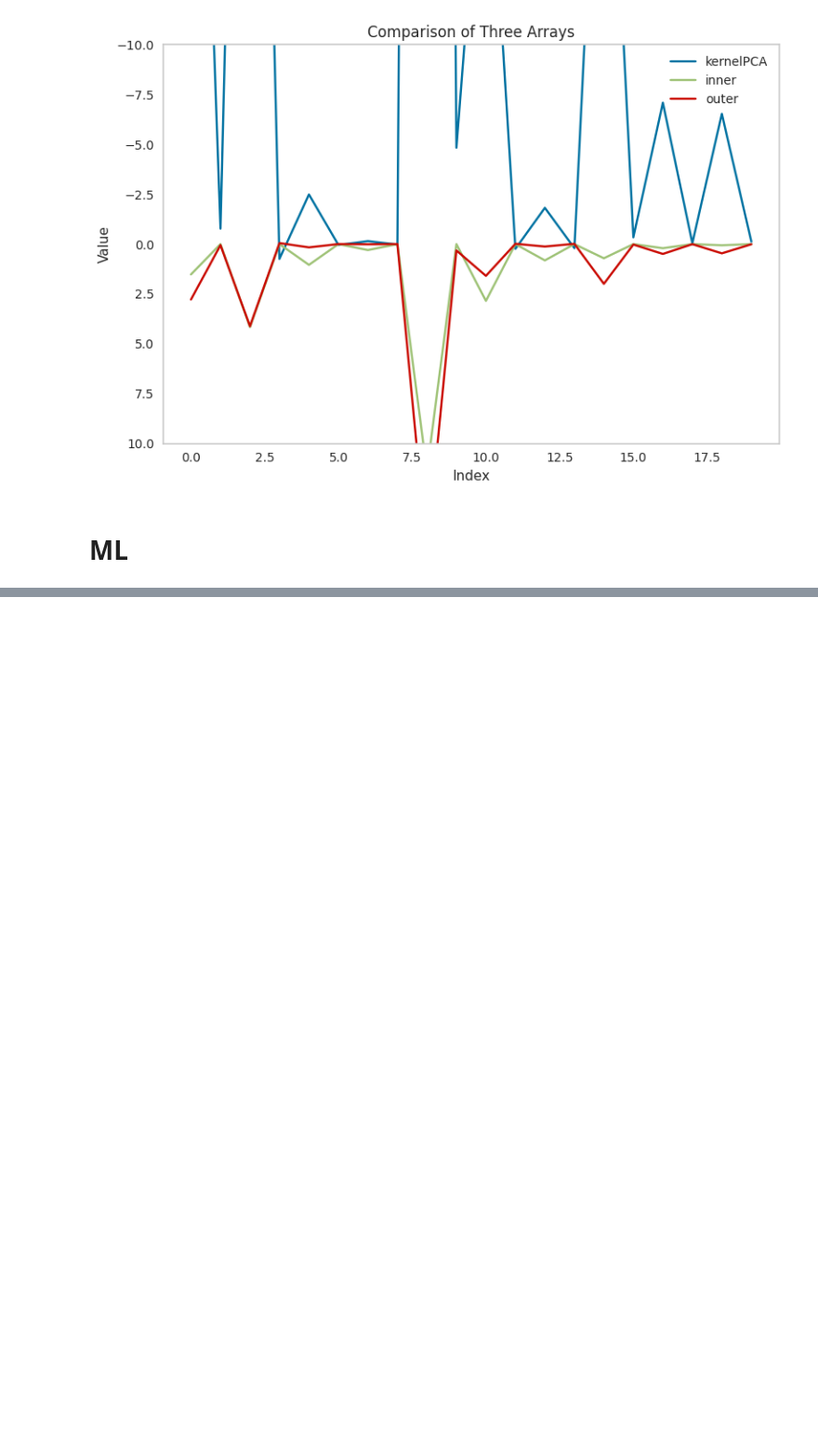
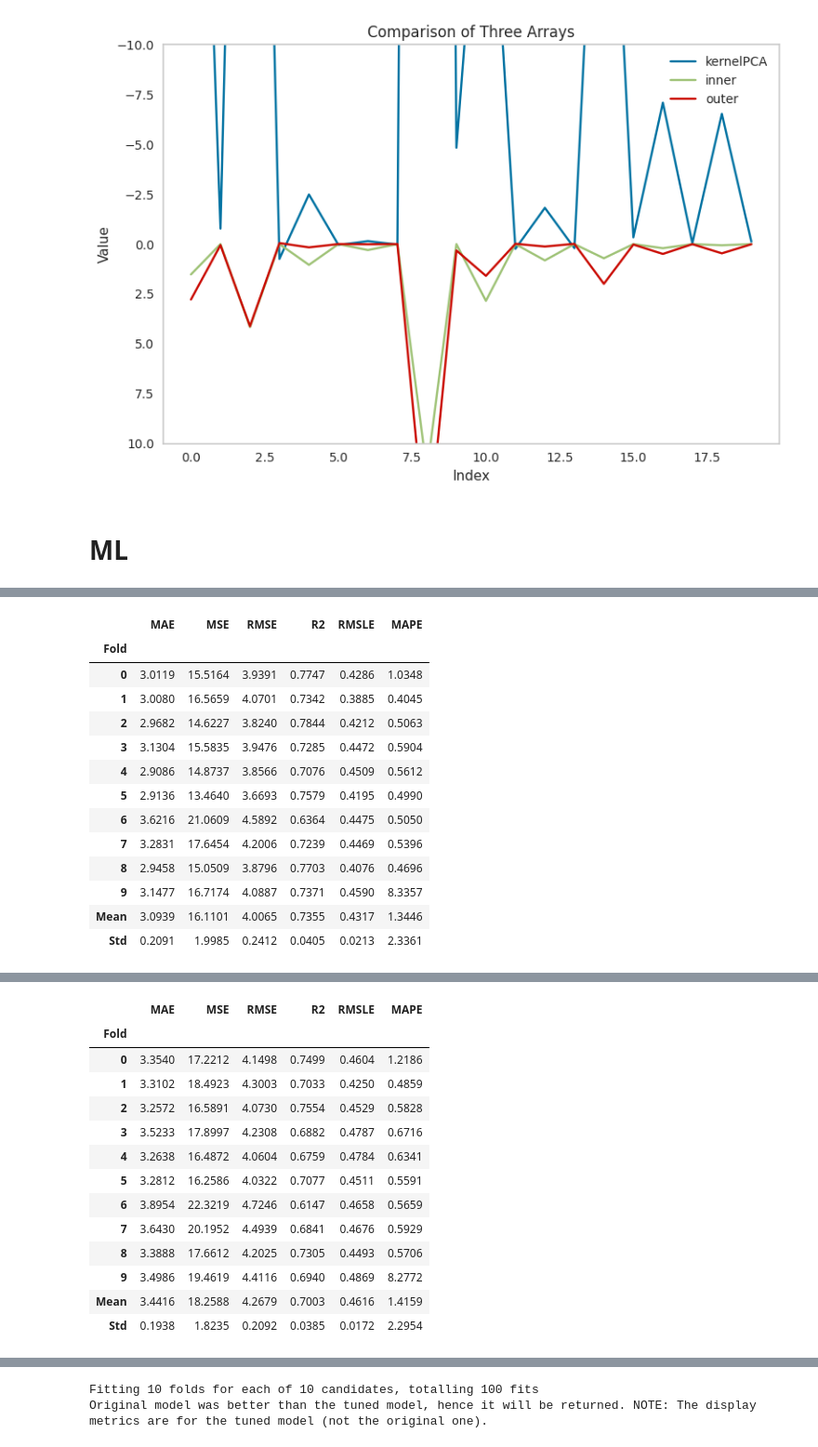
Before and after one commit to Mashrafi27/SOAP, a Jupyter notebook: KernelPCA.ipynb, the cells around one changed output, grey strips where cells are left out. Shown at 93% size. Drawn from its saved outputs; the diff is of its cells as text; code cells hidden in the pictures; blank space fills up the shorter version.

```diff
--- a/KernelPCA.ipynb
+++ b/KernelPCA.ipynb
@@ -396,0 +260,3 @@ best_model = compare_models()
+# %%
+tuned_model_rf = tune_model(create_model('rf'))
+# %% [output]
@@ -396,0 +264,14 @@ best_model = compare_models()
+|  | MAE | MSE | RMSE | R2 | RMSLE | MAPE |
+| Fold |  |  |  |  |  |  |
+| 0 | 3.0119 | 15.5164 | 3.9391 | 0.7747 | 0.4286 | 1.0348 |
+| 1 | 3.0080 | 16.5659 | 4.0701 | 0.7342 | 0.3885 | 0.4045 |
+| 2 | 2.9682 | 14.6227 | 3.8240 | 0.7844 | 0.4212 | 0.5063 |
+| 3 | 3.1304 | 15.5835 | 3.9476 | 0.7285 | 0.4472 | 0.5904 |
+| 4 | 2.9086 | 14.8737 | 3.8566 | 0.7076 | 0.4509 | 0.5612 |
+| 5 | 2.9136 | 13.4640 | 3.6693 | 0.7579 | 0.4195 | 0.4990 |
+| 6 | 3.6216 | 21.0609 | 4.5892 | 0.6364 | 0.4475 | 0.5050 |
+| 7 | 3.2831 | 17.6454 | 4.2006 | 0.7239 | 0.4469 | 0.5396 |
+| 8 | 2.9458 | 15.0509 | 3.8796 | 0.7703 | 0.4076 | 0.4696 |
+| 9 | 3.1477 | 16.7174 | 4.0887 | 0.7371 | 0.4590 | 8.3357 |
+| Mean | 3.0939 | 16.1101 | 4.0065 | 0.7355 | 0.4317 | 1.3446 |
+| Std | 0.2091 | 1.9985 | 0.2412 | 0.0405 | 0.0213 | 2.3361 |
@@ -396,0 +280,14 @@ best_model = compare_models()
+|  | MAE | MSE | RMSE | R2 | RMSLE | MAPE |
+| Fold |  |  |  |  |  |  |
+| 0 | 3.3540 | 17.2212 | 4.1498 | 0.7499 | 0.4604 | 1.2186 |
+| 1 | 3.3102 | 18.4923 | 4.3003 | 0.7033 | 0.4250 | 0.4859 |
+| 2 | 3.2572 | 16.5891 | 4.0730 | 0.7554 | 0.4529 | 0.5828 |
+| 3 | 3.5233 | 17.8997 | 4.2308 | 0.6882 | 0.4787 | 0.6716 |
+| 4 | 3.2638 | 16.4872 | 4.0604 | 0.6759 | 0.4784 | 0.6341 |
+| 5 | 3.2812 | 16.2586 | 4.0322 | 0.7077 | 0.4511 | 0.5591 |
+| 6 | 3.8954 | 22.3219 | 4.7246 | 0.6147 | 0.4658 | 0.5659 |
+| 7 | 3.6430 | 20.1952 | 4.4939 | 0.6841 | 0.4676 | 0.5929 |
+| 8 | 3.3888 | 17.6612 | 4.2025 | 0.7305 | 0.4493 | 0.5706 |
+| 9 | 3.4986 | 19.4619 | 4.4116 | 0.6940 | 0.4869 | 8.2772 |
+| Mean | 3.4416 | 18.2588 | 4.2679 | 0.7003 | 0.4616 | 1.4159 |
+| Std | 0.1938 | 1.8235 | 0.2092 | 0.0385 | 0.0172 | 2.2954 |
@@ -396,0 +295,2 @@ best_model = compare_models()
+Fitting 10 folds for each of 10 candidates, totalling 100 fits
+Original model was better than the tuned model, hence it will be returned. NOTE: The display metrics are for the tuned model (not the original one).
```
Also changed, not shown: parts of 21 cells of this notebook, 12 other files.
